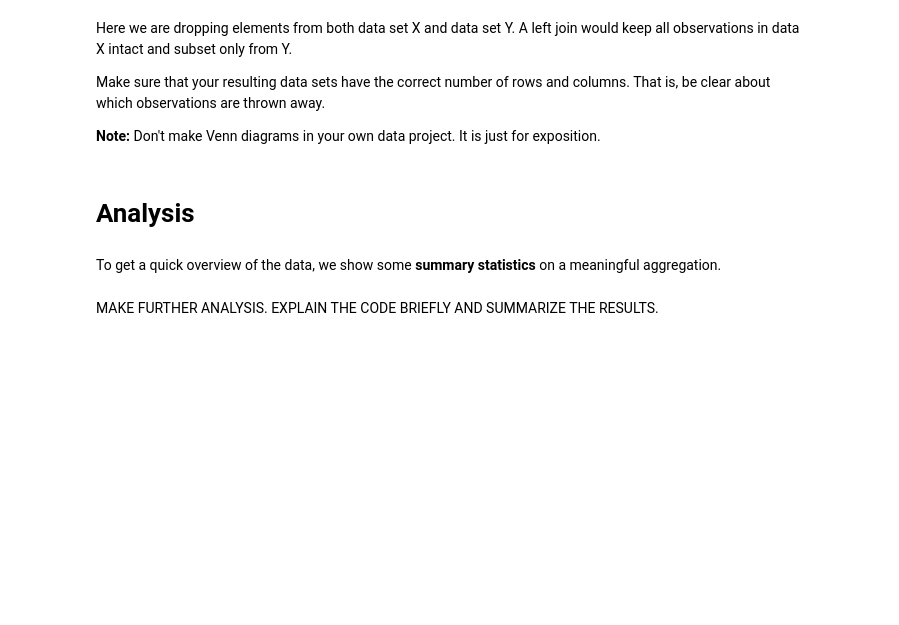
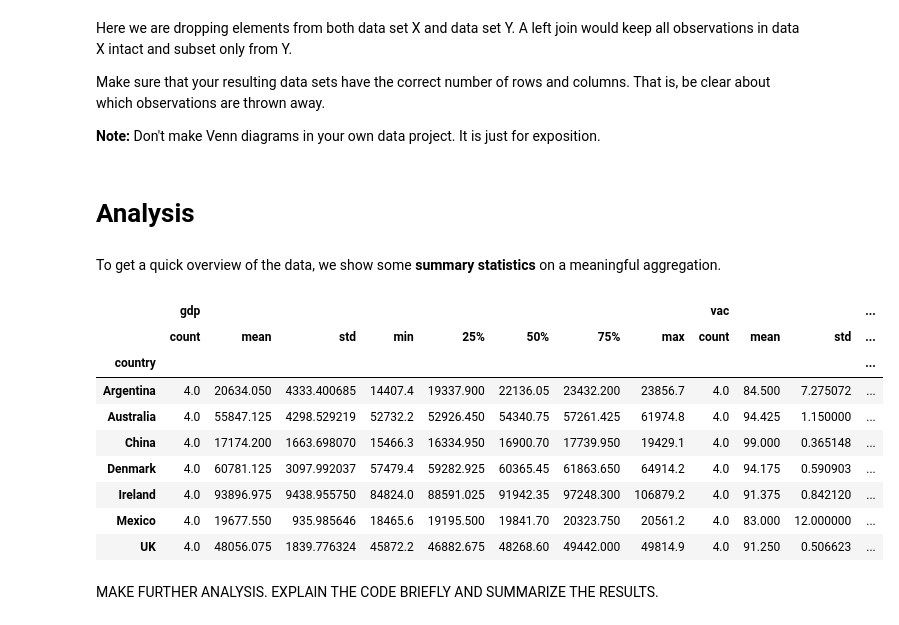
Before and after one commit to NumEconCopenhagen/projects-2023-n-m, a Jupyter notebook: dataproject/dataproject.ipynb, the cells around one changed output. Saved outputs shown, nothing was run; the diff lists cells and outputs as text; code cells hidden in the pictures; blank space fills up the shorter version.

```diff
--- a/dataproject/dataproject.ipynb
+++ b/dataproject/dataproject.ipynb
@@ -129,5 +250,18 @@ Make sure that your resulting data sets have the correct number of rows and colu
 # Analysis
 # %% [markdown]
 To get a quick overview of the data, we show some **summary statistics** on a meaningful aggregation.
+# %%
+inner_long.groupby(['country'])['gdp', 'vac'].describe().head(7)
+# %% [output]
+|  | gdp |  |  |  |  |  |  |  | vac |  |  | ... |
+|  | count | mean | std | min | 25% | 50% | 75% | max | count | mean | std | ... |
+| country |  |  |  |  |  |  |  |  |  |  |  | ... |
+| Argentina | 4.0 | 20634.050 | 4333.400685 | 14407.4 | 19337.900 | 22136.05 | 23432.200 | 23856.7 | 4.0 | 84.500 | 7.275072 | ... |
+| Australia | 4.0 | 55847.125 | 4298.529219 | 52732.2 | 52926.450 | 54340.75 | 57261.425 | 61974.8 | 4.0 | 94.425 | 1.150000 | ... |
+| China | 4.0 | 17174.200 | 1663.698070 | 15466.3 | 16334.950 | 16900.70 | 17739.950 | 19429.1 | 4.0 | 99.000 | 0.365148 | ... |
+| Denmark | 4.0 | 60781.125 | 3097.992037 | 57479.4 | 59282.925 | 60365.45 | 61863.650 | 64914.2 | 4.0 | 94.175 | 0.590903 | ... |
+| Ireland | 4.0 | 93896.975 | 9438.955750 | 84824.0 | 88591.025 | 91942.35 | 97248.300 | 106879.2 | 4.0 | 91.375 | 0.842120 | ... |
+| Mexico | 4.0 | 19677.550 | 935.985646 | 18465.6 | 19195.500 | 19841.70 | 20323.750 | 20561.2 | 4.0 | 83.000 | 12.000000 | ... |
+| UK | 4.0 | 48056.075 | 1839.776324 | 45872.2 | 46882.675 | 48268.60 | 49442.000 | 49814.9 | 4.0 | 91.250 | 0.506623 | ... |
 # %% [markdown]
 MAKE FURTHER ANALYSIS. EXPLAIN THE CODE BRIEFLY AND SUMMARIZE THE RESULTS.
```
Also changed, not shown: parts of 15 cells of this notebook.
